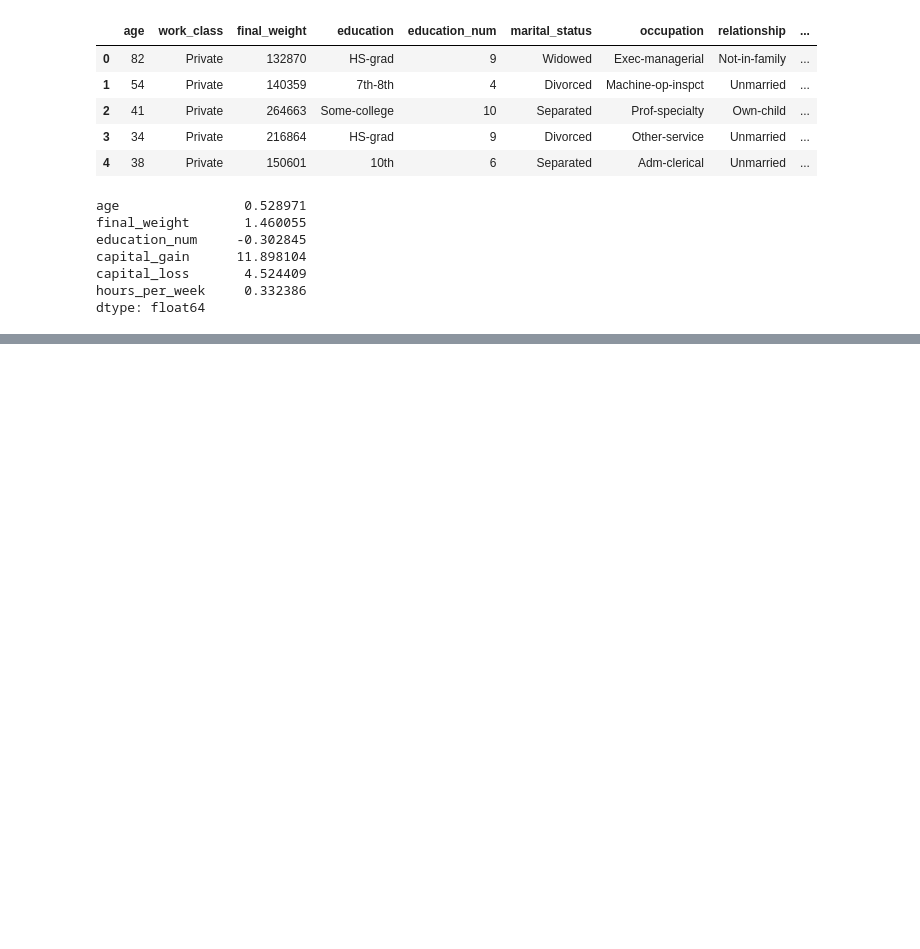
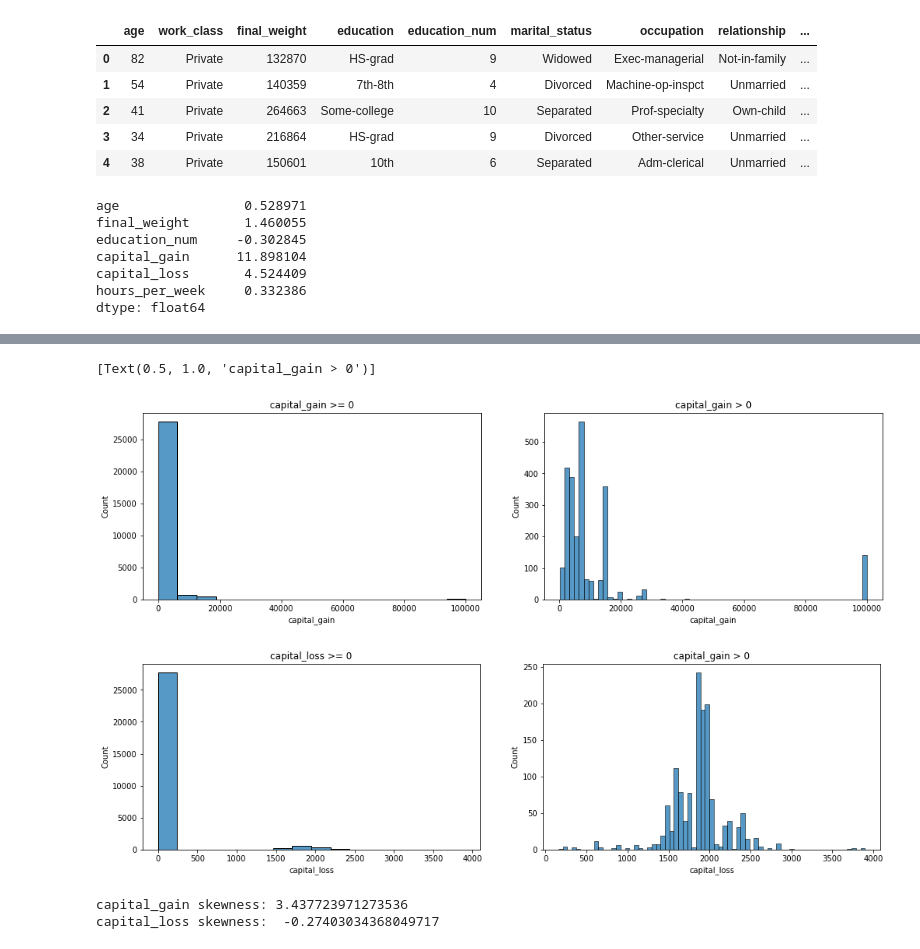
Before and after one commit to Prinex/Predicting-Census-Income-MachineLearning, a Jupyter notebook: coursework_code.ipynb, the cells around one changed output, grey strips where cells are left out. Drawn from its saved outputs; the diff is of its cells as text; code cells hidden in the pictures; blank space fills up the shorter version.

```diff
--- a/coursework_code.ipynb
+++ b/coursework_code.ipynb
@@ -237,3 +255,46 @@ removeOutliers()
 # %%
+# from the previous plots, we can see that now age and final_weight are fairly symmetrical
 # capital_gain and capital_loss outliers are a different case
-capitalLoss = df.loc[df['capital_loss']]
+# our boxplots for these two cols actually show that the interquartile range is 0 meaning that there is no variability
+# in the middle 50 % but center of distribution can be anywhere
+
+# select rows and columns for capital_gain and capital_loss that are not 0
+capitalGain = df.loc[df['capital_gain'] != 0]
+capitalLoss = df.loc[df['capital_loss'] != 0]
+
+# we want to visualize entries capital_gain and capital_loss values that are 0 and values that are not 0 using
+# a histogram chart
+
+# capital_gain
+# frame for the hisogram charts
+fig, ax = plt.subplots(1, 2, figsize = (15, 5))
+# increase padding of the figure
+fig.tight_layout(pad = 5)
+# plot capital_gain values >= 0
+sns.histplot(data = df, x = df['capital_gain'], ax = ax[0]).set(title = 'capital_gain >= 0')
+# plot capital_gain values >= 0 aside to the previous plot
+sns.histplot(data = capitalGain, x = capitalGain['capital_gain'], ax = ax[1]).set(title = 'capital_gain > 0')
+
+# capital_loss
+# frame for the hisogram charts
+fig, ax = plt.subplots(1, 2, figsize = (15, 5))
+# increase padding of the figure
+fig.tight_layout(pad = 5)
+# plot capital_loss values >= 0
+sns.histplot(data = df, x = df['capital_loss'], ax = ax[0]).set(title = 'capital_loss >= 0')
+# plot capital_loss values > 0 aside to the previous plot
+sns.histplot(data = capitalLoss, x = capitalLoss['capital_loss'], ax = ax[1]).set(title = 'capital_gain > 0')
+# %% [output]
+[Text(0.5, 1.0, 'capital_gain > 0')]
+[figure, added]
+[figure, added]
+# %%
+# obviously, we do not want to delete outliers with value 0, these are true outliers, i.e., we expect people
+# to have capital_gain and capital_loss equal to 0 in a year
+# check the skewness of capital_gain and capital_loss for the range of values that are not equal to 0 and print them
+# these are the ranges where we can look for outliers
+print("capital_gain skewness:", capitalGain['capital_gain'].skew())
+print("capital_loss skewness: ", capitalLoss['capital_loss'].skew())
+# %% [output]
+capital_gain skewness: 3.437723971273536
+capital_loss skewness:  -0.27403034368049717
```
Also changed, not shown: parts of 14 cells of this notebook.
